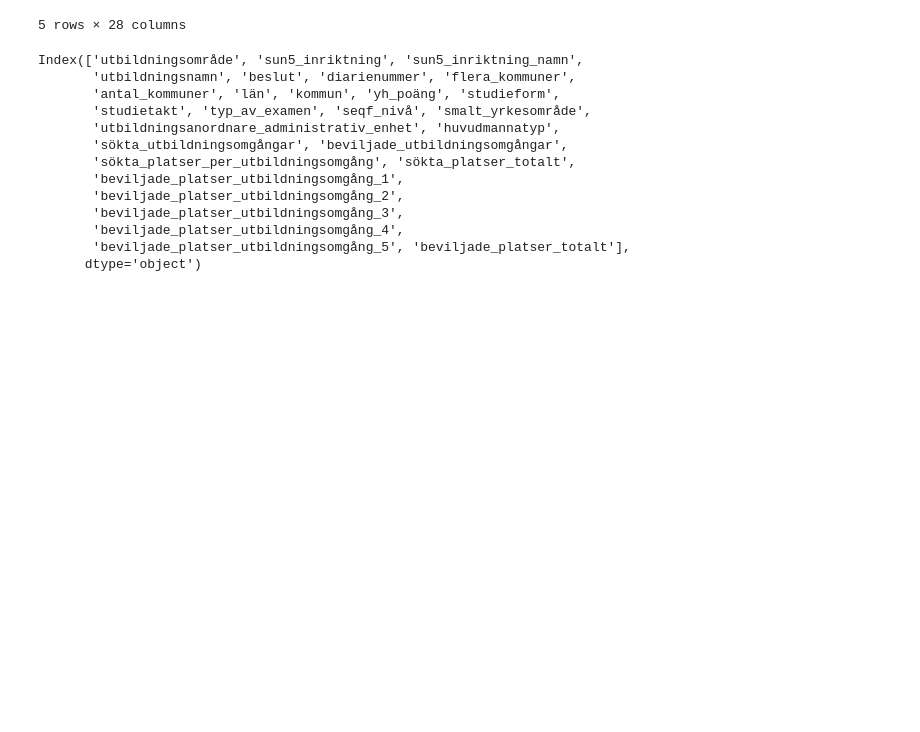
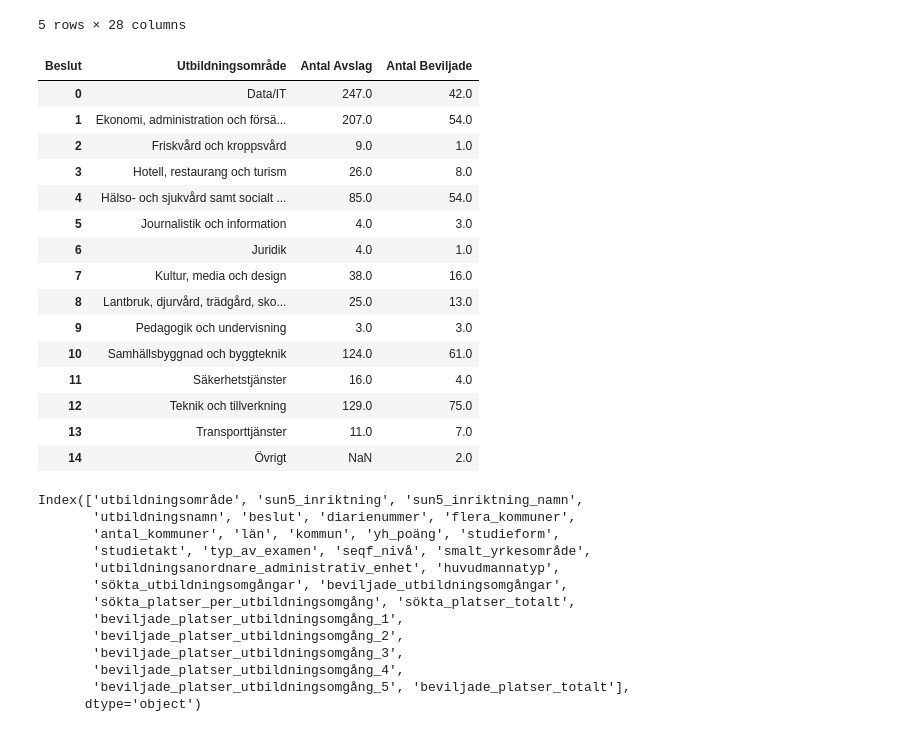
Before and after one commit to ponagr/ai_engineering_pontus_agren_grundstrom, a Jupyter notebook: exercises/4_fastapi/1_serve_myh_data/1_serve_myh_data.ipynb, the cells around one changed output. Drawn from its saved outputs; the diff is of its cells as text; code cells hidden in the pictures; blank space fills up the shorter version.

```diff
--- a/exercises/4_fastapi/1_serve_myh_data/1_serve_myh_data.ipynb
+++ b/exercises/4_fastapi/1_serve_myh_data/1_serve_myh_data.ipynb
@@ -25,6 +25,43 @@ df.head()
 | 3 | Data/IT | 481ab | Utbildningar till programmerare, ... | Game Programmer | Avslag | MYH 2024/3425 | ... |
 | 4 | Data/IT | 481ab | Utbildningar till programmerare, ... | Spelprogrammerare | Beviljad | MYH 2024/3852 | ... |
 5 rows × 28 columns
+# %%
+column = "utbildningsomr"
+
+if column.casefold() in df.columns.str.casefold():
+            # hitta rätt faktisk kolumn (behöver pga casefold)
+    column = [c for c in df.columns if c.casefold() == column.casefold()][0]
+    new_df = df.groupby(column)["Beslut"].value_counts().reset_index()
+                # df
+    new_df = new_df.pivot(
+        index="Utbildningsområde",
+        columns="Beslut",
+        values="count"
+    ).reset_index()
+
+    # byt namn på kolumner om du vill
+    new_df = new_df.rename(columns={
+        "Avslag": "Antal Avslag",
+        "Beviljad": "Antal Beviljade"
+    })
+new_df
+# %% [output]
+| Beslut | Utbildningsområde | Antal Avslag | Antal Beviljade |
+| 0 | Data/IT | 247.0 | 42.0 |
+| 1 | Ekonomi, administration och försä... | 207.0 | 54.0 |
+| 2 | Friskvård och kroppsvård | 9.0 | 1.0 |
+| 3 | Hotell, restaurang och turism | 26.0 | 8.0 |
+| 4 | Hälso- och sjukvård samt socialt ... | 85.0 | 54.0 |
+| 5 | Journalistik och information | 4.0 | 3.0 |
+| 6 | Juridik | 4.0 | 1.0 |
+| 7 | Kultur, media och design | 38.0 | 16.0 |
+| 8 | Lantbruk, djurvård, trädgård, sko... | 25.0 | 13.0 |
+| 9 | Pedagogik och undervisning | 3.0 | 3.0 |
+| 10 | Samhällsbyggnad och byggteknik | 124.0 | 61.0 |
+| 11 | Säkerhetstjänster | 16.0 | 4.0 |
+| 12 | Teknik och tillverkning | 129.0 | 75.0 |
+| 13 | Transporttjänster | 11.0 | 7.0 |
+| 14 | Övrigt | NaN | 2.0 |
 # %%
 # df_tabell_3.columns = (df_tabell_3.columns.str.replace(" ", "_", regex=False).str.replace("-", "_", regex=False).str.replace("_%", "").str.strip().str.casefold())
 # df_tabell_3.columns
```
Also changed, not shown: 3 other files.
